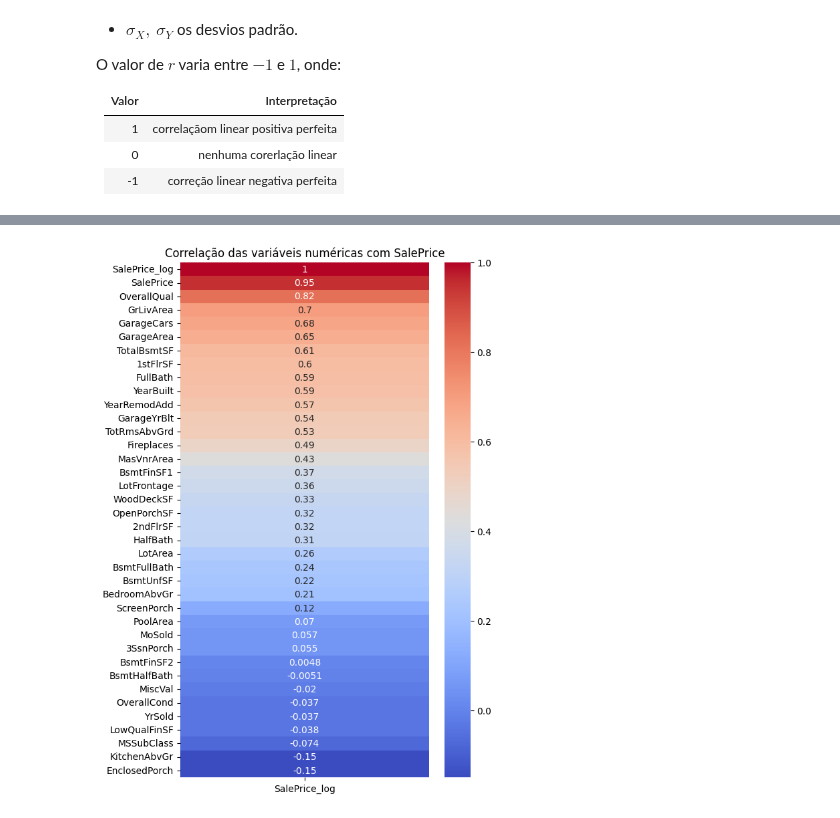
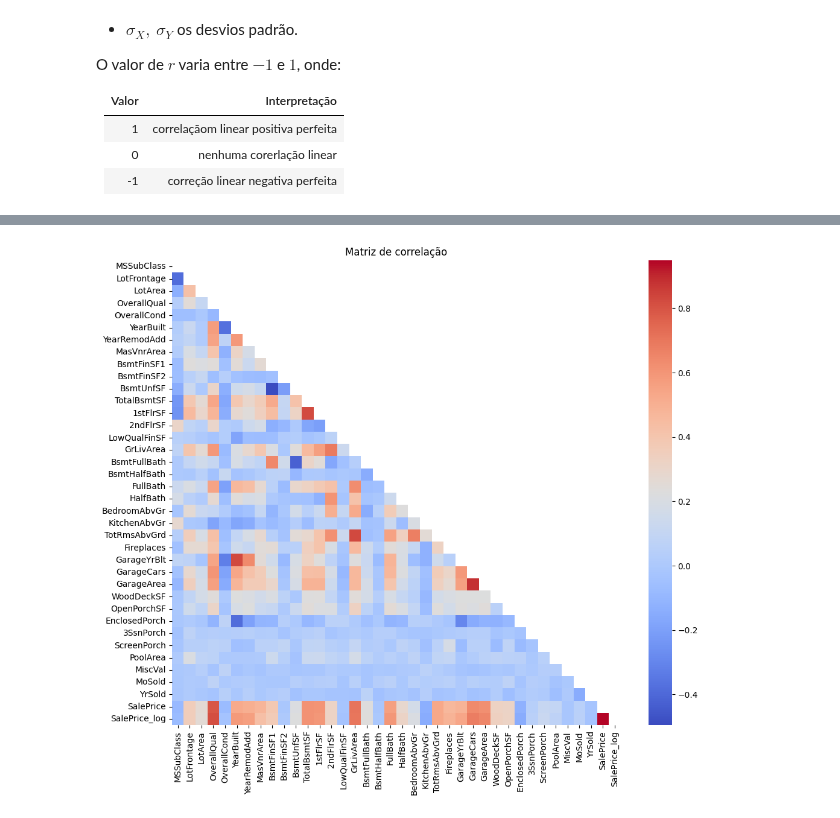
Before and after one commit to luizcaixeta/House-Prices, a Jupyter notebook: notebooks/eda.ipynb, the cells around one changed output, grey strips where cells are left out. Cells and saved outputs as stored; diff of their text form; code cells hidden in the pictures.

Commit message:
fix(eda): corr

```diff
--- a/notebooks/eda.ipynb
+++ b/notebooks/eda.ipynb
@@ -197,16 +197,19 @@ KitchenAbvGr    -0.147548
 EnclosedPorch   -0.149050
 Name: SalePrice_log, dtype: float64
 # %%
-plt.figure(figsize=(6, 10))
+corr = df.corr(numeric_only=True)
+mask = np.triu(np.ones_like(corr, dtype=bool))
+
+plt.figure(figsize=(12, 10))
 
 sns.heatmap(
-    df.corr(numeric_only=True)[["SalePrice_log"]]
-    .sort_values(by="SalePrice_log", ascending=False),
-    annot=True,
-    cmap="coolwarm"
+    corr,
+    mask=mask,
+    cmap="coolwarm",
+    annot=False
 )
 
-plt.title("Correlação das variáveis numéricas com SalePrice")
+plt.title("Matriz de correlação")
 plt.show()
 # %% [output]
-[figure, old version]
+[figure, new version]
```
